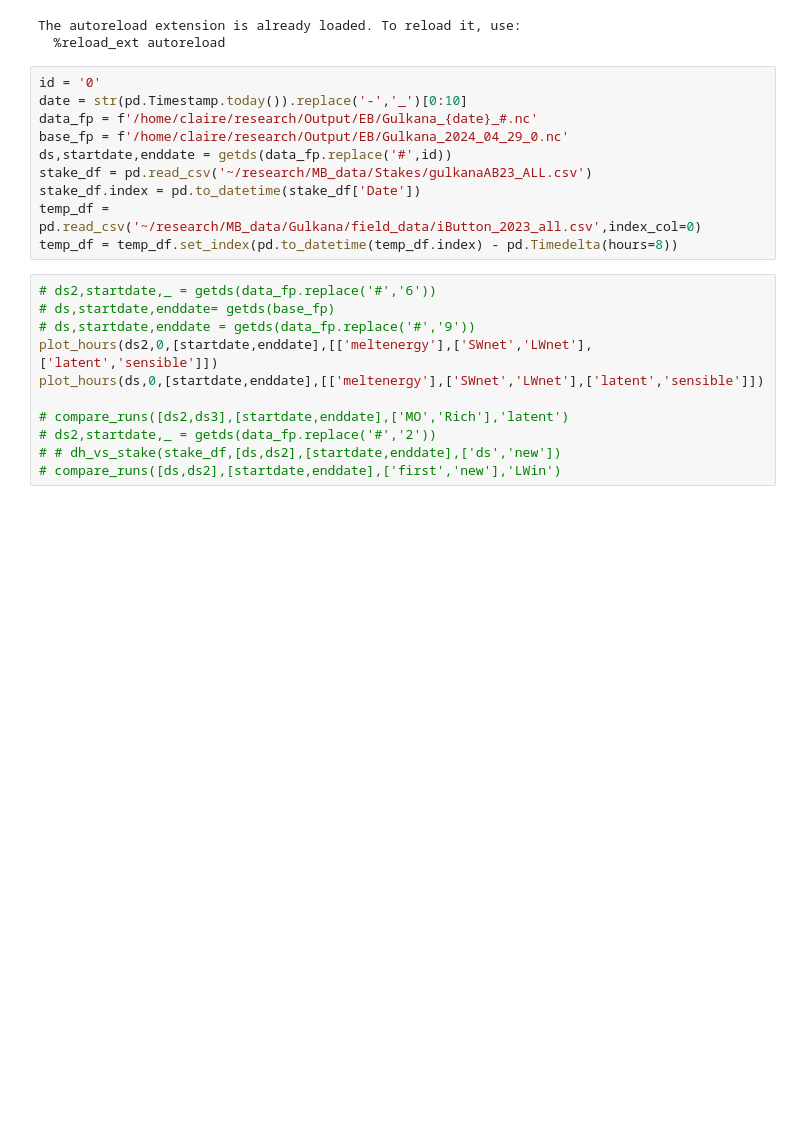
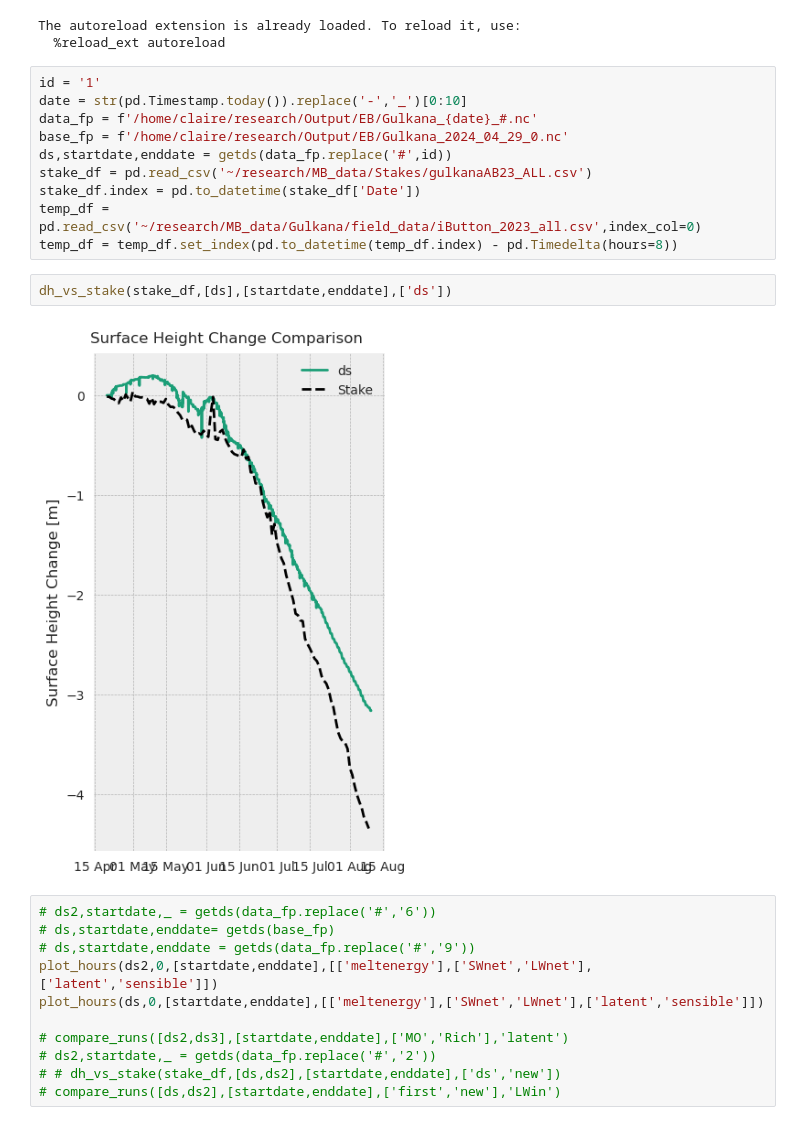
Before and after one commit to drounce/PyGEM, a Jupyter notebook: pygem_eb/processing/ebplotting.ipynb, the cells around one changed output. Saved outputs shown, nothing was run; the diff lists cells and outputs as text; blank space fills up the shorter version.

```diff
--- a/pygem_eb/processing/ebplotting.ipynb
+++ b/pygem_eb/processing/ebplotting.ipynb
@@ -11,7 +11,7 @@ from plotting_fxns import *
 The autoreload extension is already loaded. To reload it, use:
   %reload_ext autoreload
 # %%
-id = '0'
+id = '1'
 date = str(pd.Timestamp.today()).replace('-','_')[0:10]
 data_fp = f'/home/claire/research/Output/EB/Gulkana_{date}_#.nc'
 base_fp = f'/home/claire/research/Output/EB/Gulkana_2024_04_29_0.nc'
@@ -20,6 +20,10 @@ stake_df = pd.read_csv('~/research/MB_data/Stakes/gulkanaAB23_ALL.csv')
 stake_df.index = pd.to_datetime(stake_df['Date'])
 temp_df = pd.read_csv('~/research/MB_data/Gulkana/field_data/iButton_2023_all.csv',index_col=0)
 temp_df = temp_df.set_index(pd.to_datetime(temp_df.index) - pd.Timedelta(hours=8))
+# %%
+dh_vs_stake(stake_df,[ds],[startdate,enddate],['ds'])
+# %% [output]
+[figure, added]
 # %%
 # ds2,startdate,_ = getds(data_fp.replace('#','6'))
 # ds,startdate,enddate= getds(base_fp)
```
Also changed, not shown: 51 other files.
